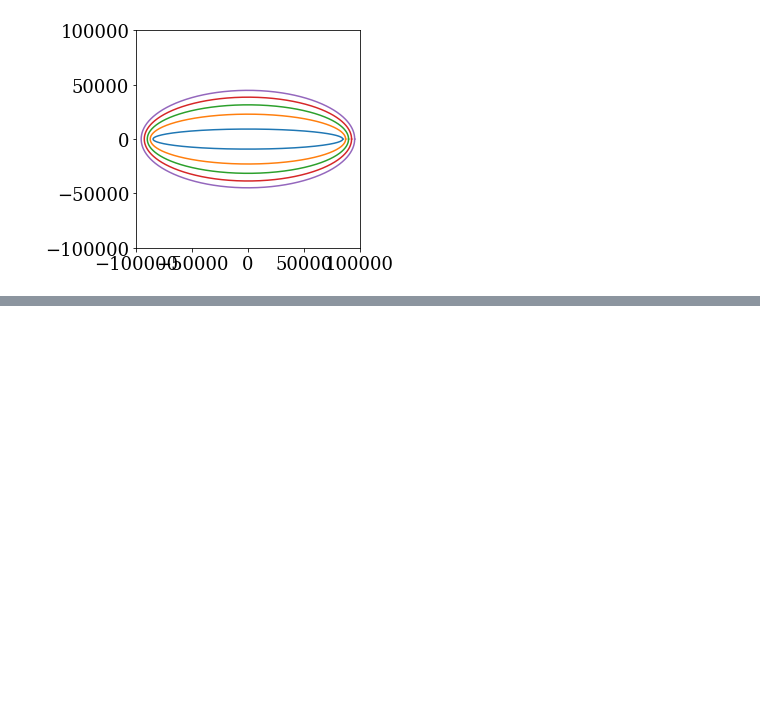
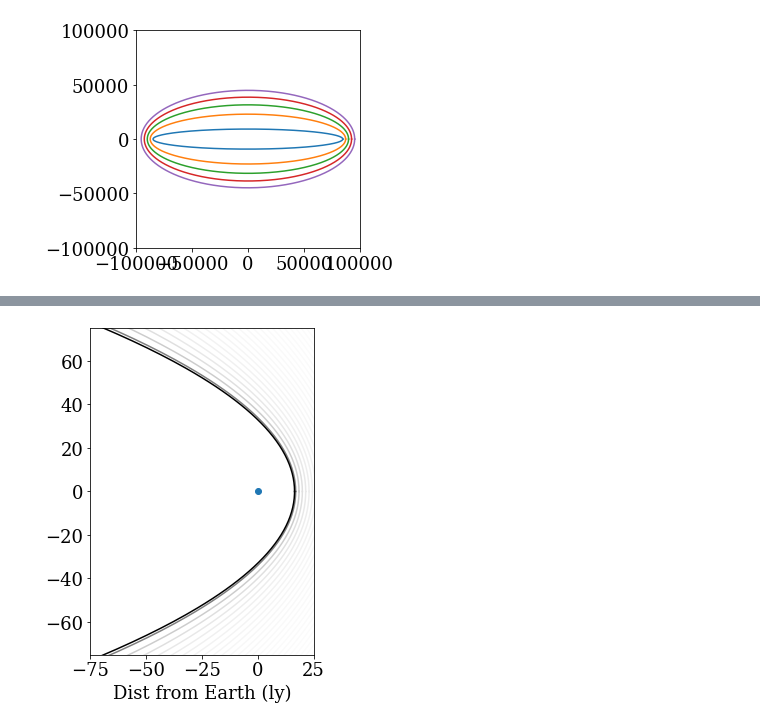
Before and after one commit to jradavenport/daen, a Jupyter notebook: code/SETI_ellipse.ipynb, the cells around one changed output, grey strips where cells are left out. Saved outputs shown, nothing was run; the diff lists cells and outputs as text; code cells hidden in the pictures; blank space fills up the shorter version.

```diff
--- a/code/SETI_ellipse.ipynb
+++ b/code/SETI_ellipse.ipynb
@@ -118,0 +160,22 @@ plt.ylim(-12,12)
+# %%
+t = 33. # now set to current age, 33yrs
+
+x,y = echoxy0(t, c, Ntheta=10000)
+fx,fy = echoxy0(t, c, foci=True)
+
+
+plt.figure(figsize=(4,6))
+plt.plot(x-fx[1],y, c='k')
+for k in range(1,100,3):
+    x,y = echoxy0(t+k, c, Ntheta=10000)
+    plt.plot(x-fx[1],y, c='k', alpha=1/(k+1))
+
+
+plt.scatter(fx-fx[1],fy)
+
+plt.xlim(-75,25)
+plt.ylim(-75,75)
+plt.xlabel('Dist from Earth (ly)')
+plt.savefig('today.png', dpi=150, bbox_inches='tight', pad_inches=0.25)
+# %% [output]
+[figure, added]
```
Also changed, not shown: parts of 4 cells of this notebook.
